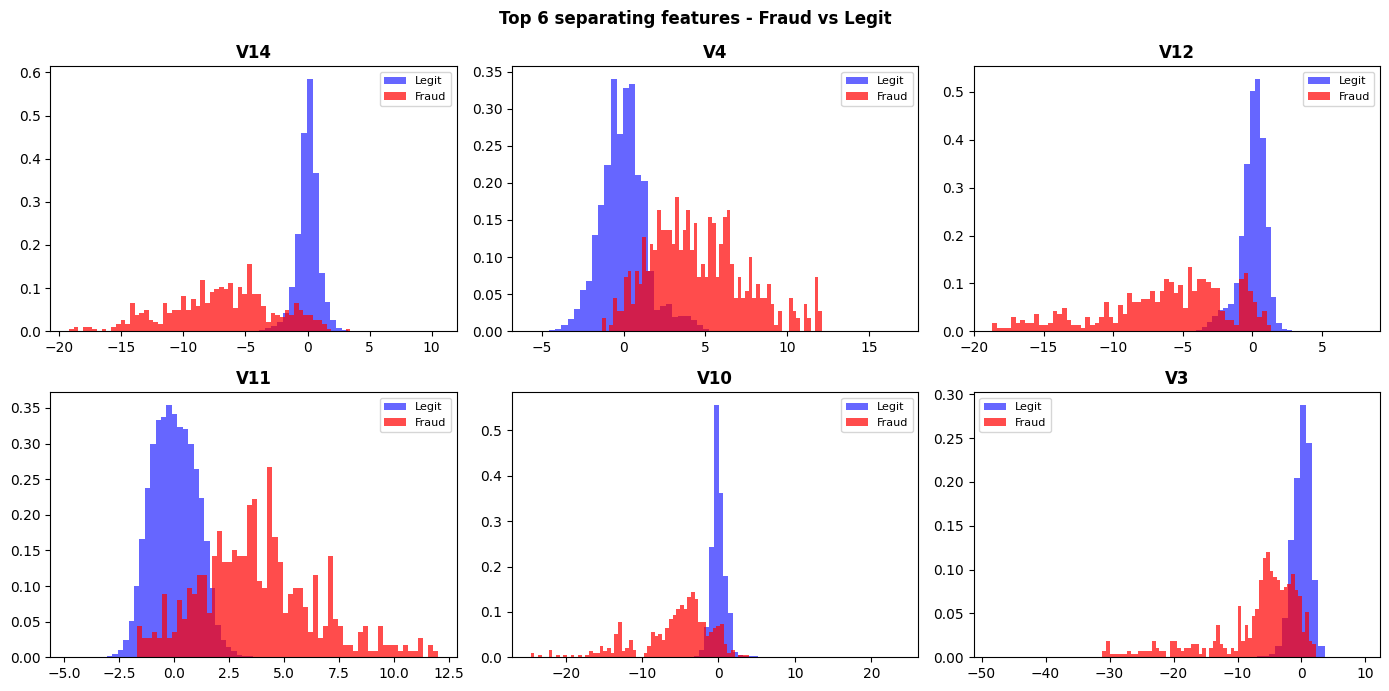
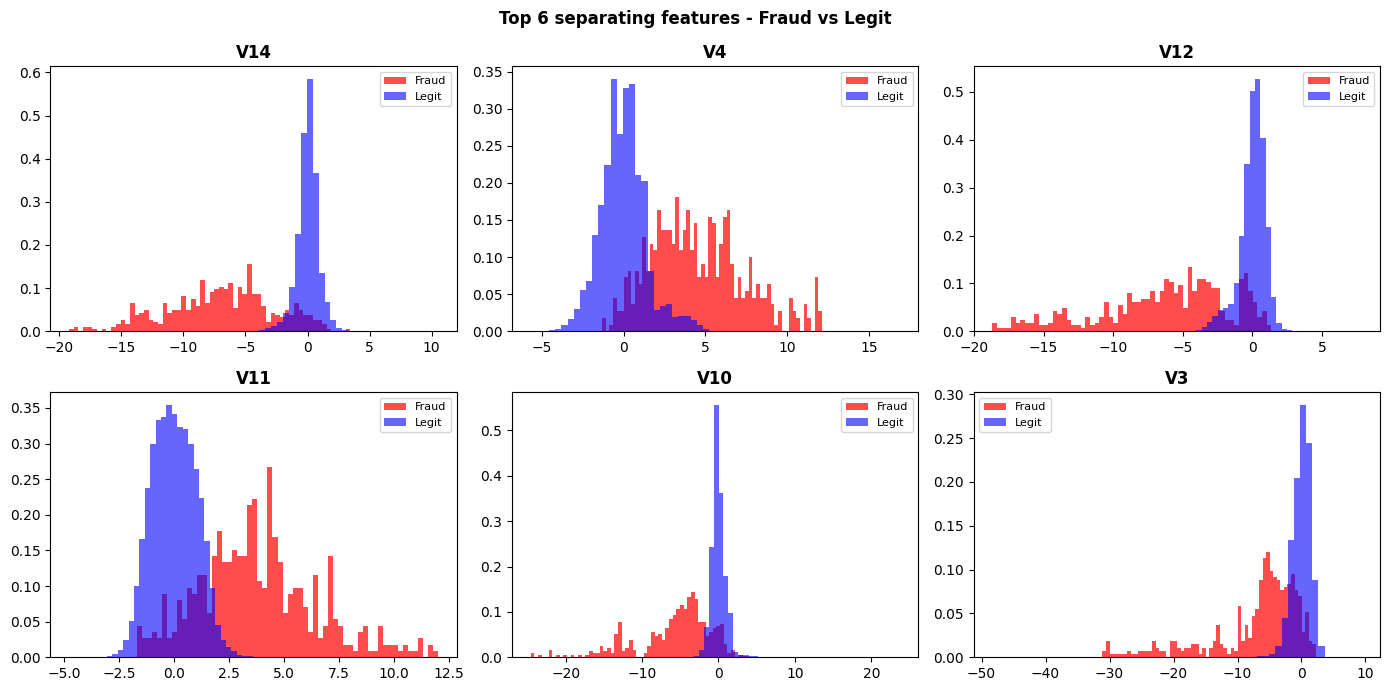
Code edit (unified diff) that turned the first committed figure into the second:
--- before
+++ after
@@ -5,8 +5,8 @@
 
 for ax, feat in zip(axes.flat, top_features):
+    ax.hist(df[df['Class']==1][feat], bins=60, alpha=0.7,
+            color='red', label='Fraud', density=True)
     ax.hist(df[df['Class']==0][feat], bins=60, alpha=0.6,
             color='blue', label='Legit', density=True)
-    ax.hist(df[df['Class']==1][feat], bins=60, alpha=0.7,
-            color='red', label='Fraud', density=True)
     ax.set_title(feat, fontweight='bold')
     ax.legend(fontsize=8)

Commit: feat(classifiers): update BaselineModel thresholds